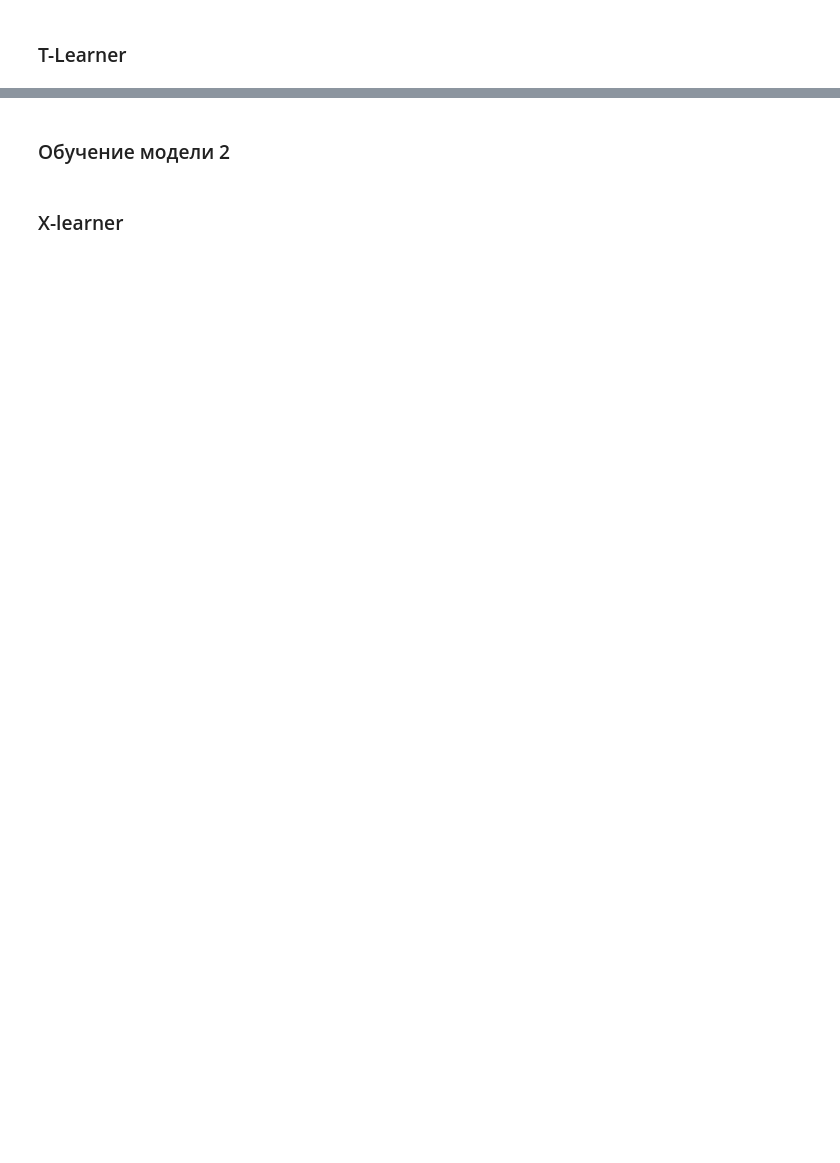
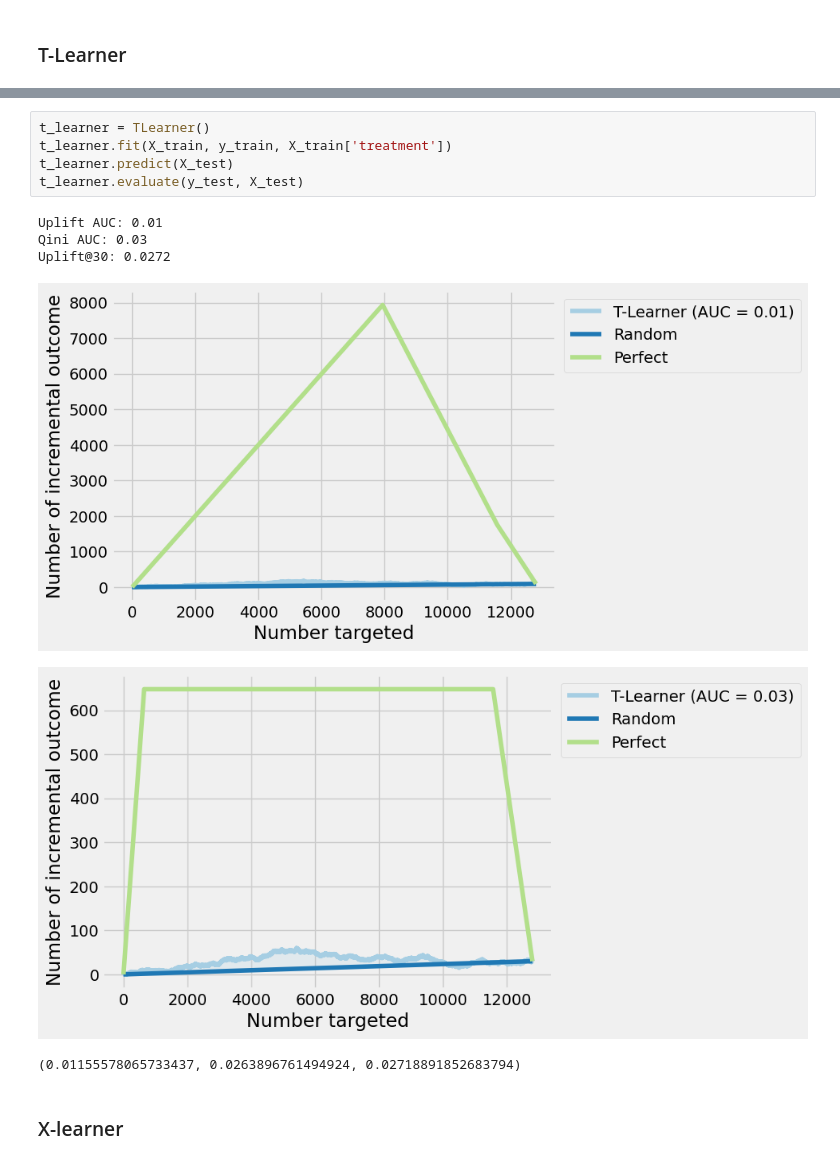
Before and after one commit to iuliia-kuznetsova/mle-project-sprint-5, a Jupyter notebook: final_project_template.ipynb, the cells around one changed output, grey strips where cells are left out. Saved outputs shown, nothing was run; the diff lists cells and outputs as text; blank space fills up the shorter version.

```diff
--- a/final_project_template.ipynb
+++ b/final_project_template.ipynb
@@ -606,8 +602,18 @@ class TLearner:
         plt.show()
 
         return uplift_score, qini_score, uplift_30
-# %% [markdown]
-### Обучение модели 2
+# %%
+t_learner = TLearner()
+t_learner.fit(X_train, y_train, X_train['treatment'])
+t_learner.predict(X_test)
+t_learner.evaluate(y_test, X_test)
+# %% [output]
+Uplift AUC: 0.01
+Qini AUC: 0.03
+Uplift@30: 0.0272
+[figure, added]
+[figure, added]
+(0.01155578065733437, 0.0263896761494924, 0.02718891852683794)
 # %% [markdown]
 ### X-learner
 # %%
```
Also changed, not shown: parts of 78 cells of this notebook, 4 other files.
